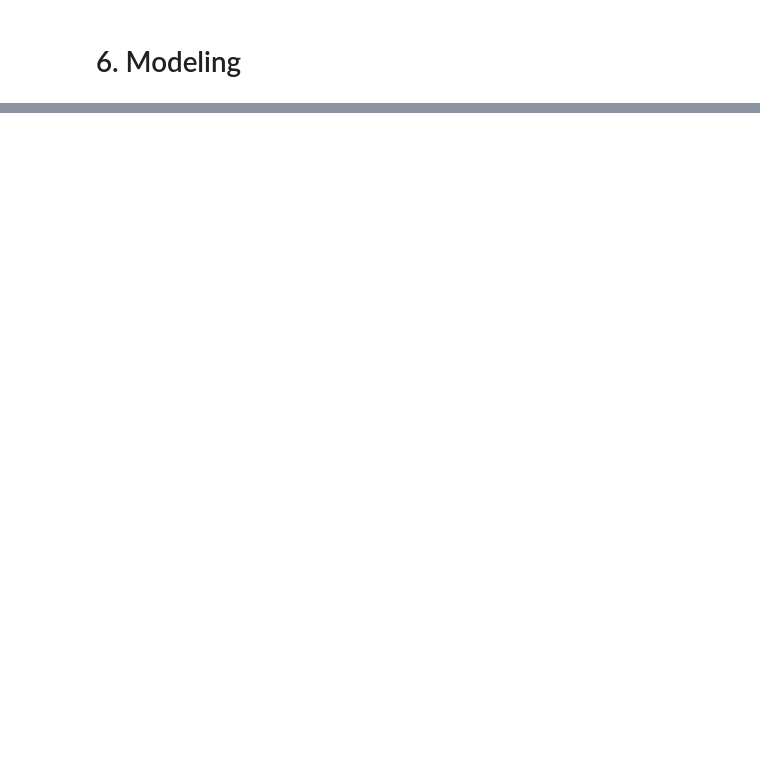
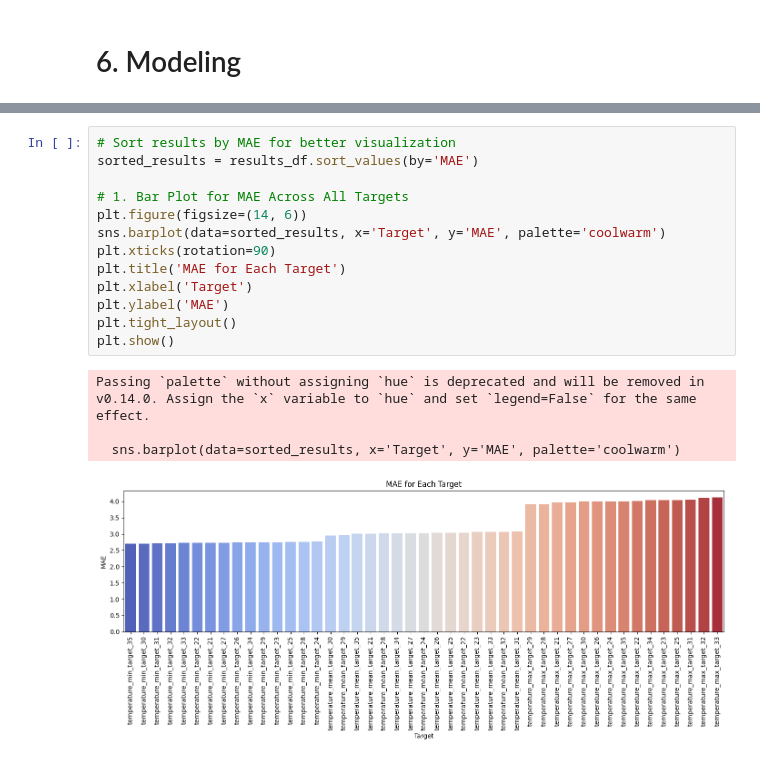
Before and after one commit to khokhlovamariia/Subseasonal_Forecast, a Jupyter notebook: Full_data.ipynb, the cells around one changed output, grey strips where cells are left out. Cells and saved outputs as stored; diff of their text form; blank space fills up the shorter version.

```diff
--- a/Full_data.ipynb
+++ b/Full_data.ipynb
@@ -1232,0 +1488,18 @@ Evaluation metrics:
+# %%
+# Sort results by MAE for better visualization
+sorted_results = results_df.sort_values(by='MAE')
+
+# 1. Bar Plot for MAE Across All Targets
+plt.figure(figsize=(14, 6))
+sns.barplot(data=sorted_results, x='Target', y='MAE', palette='coolwarm')
+plt.xticks(rotation=90)
+plt.title('MAE for Each Target')
+plt.xlabel('Target')
+plt.ylabel('MAE')
+plt.tight_layout()
+plt.show()
+# %% [output]
+Passing `palette` without assigning `hue` is deprecated and will be removed in v0.14.0. Assign the `x` variable to `hue` and set `legend=False` for the same effect.
+
+  sns.barplot(data=sorted_results, x='Target', y='MAE', palette='coolwarm')
+[figure, added]
```
Also changed, not shown: parts of 36 cells of this notebook, 6 other files.
